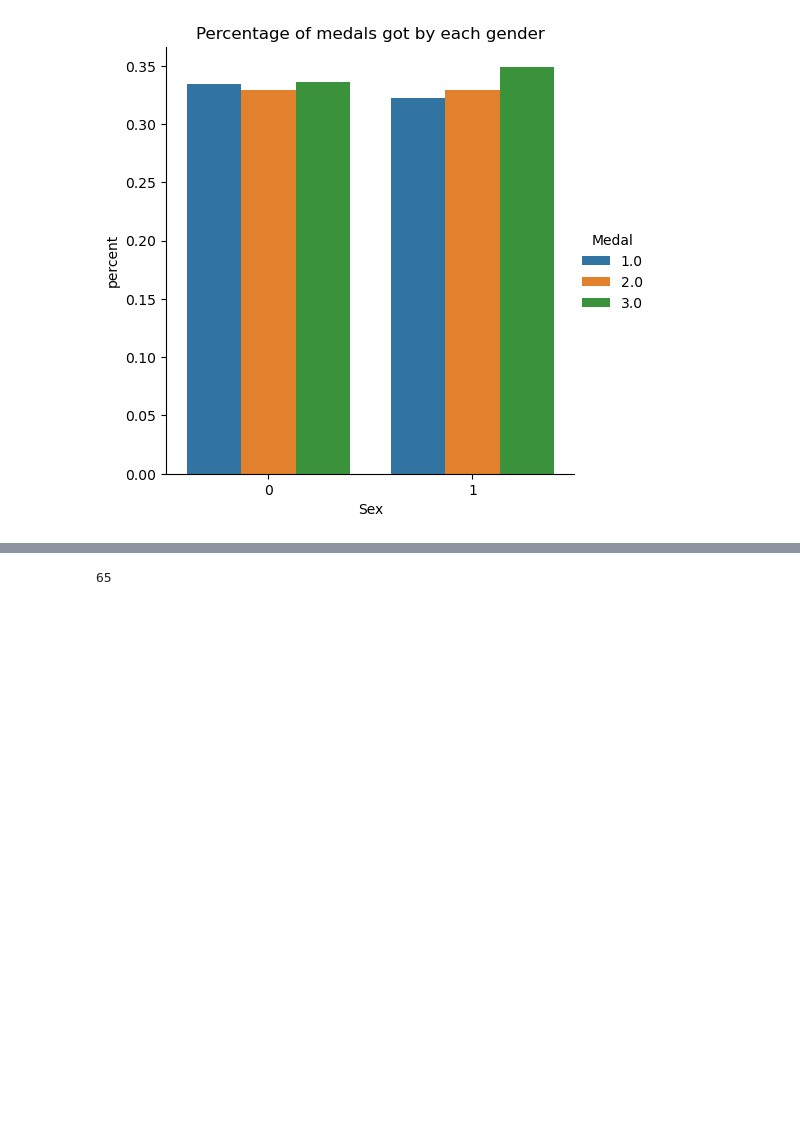
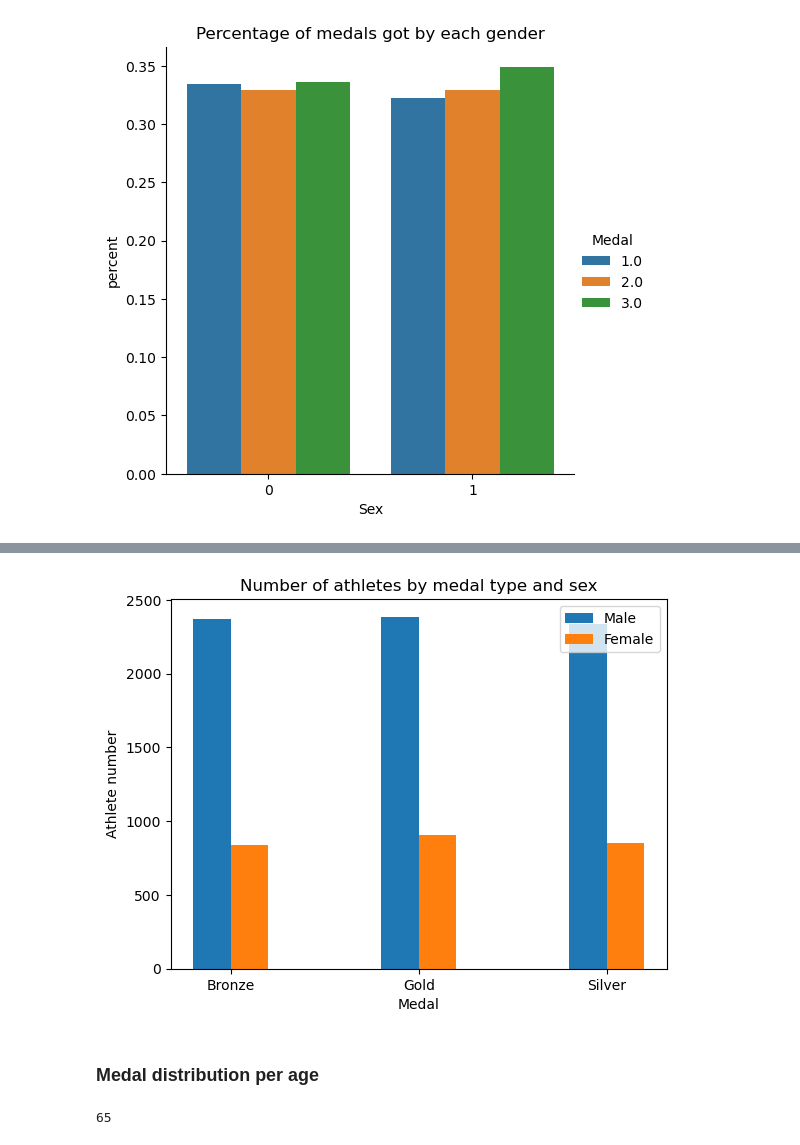
Before and after one commit to Onath/Programming_Project_Olympic_Data, a Jupyter notebook: VR503361_final_project_olympic_data.ipynb, the cells around one changed output, grey strips where cells are left out. Saved outputs shown, nothing was run; the diff lists cells and outputs as text; code cells hidden in the pictures; blank space fills up the shorter version.

Commit message:
added plots

```diff
--- a/VR503361_final_project_olympic_data.ipynb
+++ b/VR503361_final_project_olympic_data.ipynb
@@ -79,3 +81,6 @@ array([nan, 'Gold', 'Bronze', 'Silver'], dtype=object)
 # %%
 # label_encoder = preprocessing.LabelEncoder()
 # olympic_df['Sex']= label_encoder.fit_transform(olympic_df['Sex'])
+# %%
+olympic_df_medals = olympic_df.copy()
+olympic_df_medals['Medal'].unique()
@@ -315,0 +317,2 @@ Text(0.5, 1.0, 'Percentage of medals got by each gender')
+# %%
+olympic_df_medals.dropna(subset=['Medal'], inplace=True)
@@ -315,0 +323,3 @@ Text(0.5, 1.0, 'Percentage of medals got by each gender')
+# %%
+sex_medal_count = olympic_df_medals.groupby(['Medal', 'Sex']).size()
+sex_medal_count = sex_medal_count.unstack(fill_value=0)
@@ -316,3 +334,22 @@ Text(0.5, 1.0, 'Percentage of medals got by each gender')
+# %%
+bar_width = 0.2
+fig, ax = plt.subplots()
+positions = range(len(sex_medal_count))
+
+male_bar = ax.bar(positions, sex_medal_count['M'], width=bar_width, label='Male')
+female_bar = ax.bar([p+bar_width for p in positions], sex_medal_count['F'], width=bar_width, label='Female')
+
+ax.set_xlabel('Medal')
+ax.set_ylabel('Athlete number')
+ax.set_title('Number of athletes by medal type and sex')
+ax.set_xticks([p + bar_width/2 for p in positions])
+ax.set_xticklabels(sex_medal_count.index)
+ax.legend()
+plt.show()
+# %% [output]
+[figure, added]
+# %% [markdown]
+### Medal distribution per age
 # %%
 len(olympic_df['Sport'].unique())
 # %% [output]
```
Also changed, not shown: parts of 11 cells of this notebook.
